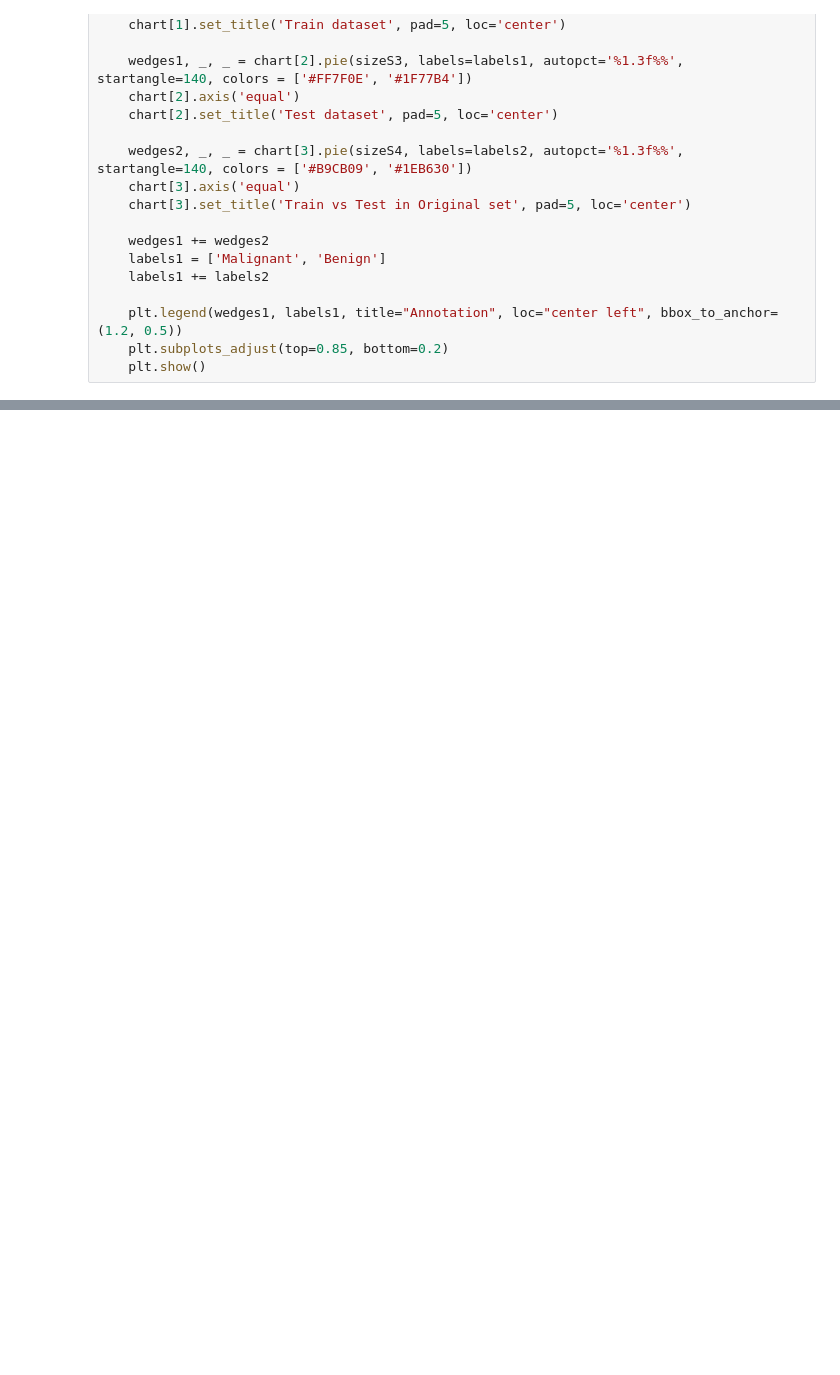
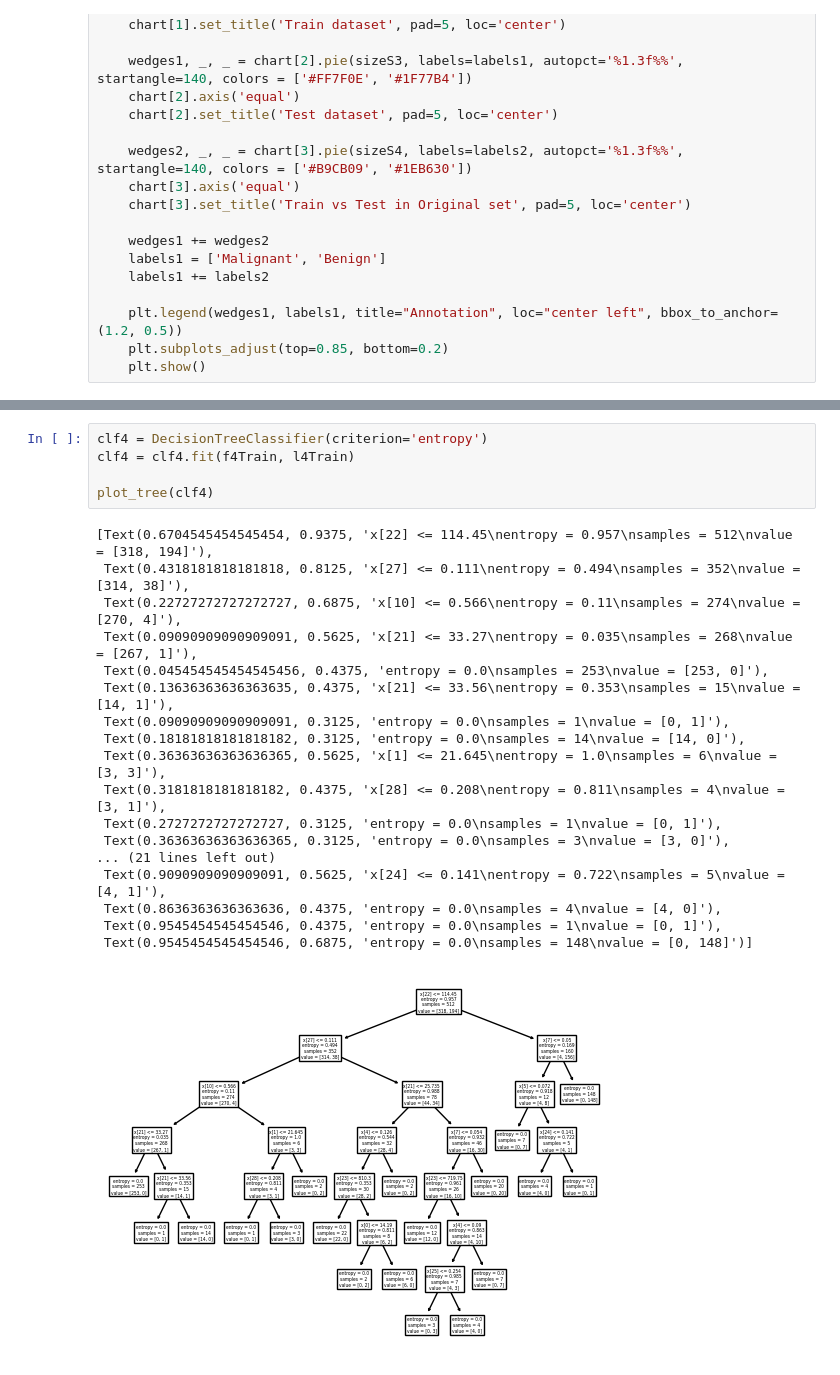
Before and after one commit to JackArrowden/DecisionTree_BreastCancerDataset, a Jupyter notebook: 22127486.ipynb, the cells around one changed output, grey strips where cells are left out. Saved outputs shown, nothing was run; the diff lists cells and outputs as text; blank space fills up the shorter version.

```diff
--- a/22127486.ipynb
+++ b/22127486.ipynb
@@ -126,0 +181,24 @@ ExecutableNotFound: failed to execute WindowsPath('dot'), make sure the Graphviz
+# %%
+clf4 = DecisionTreeClassifier(criterion='entropy')
+clf4 = clf4.fit(f4Train, l4Train)
+
+plot_tree(clf4)
+# %% [output]
+[Text(0.6704545454545454, 0.9375, 'x[22] <= 114.45\nentropy = 0.957\nsamples = 512\nvalue = [318, 194]'),
+ Text(0.4318181818181818, 0.8125, 'x[27] <= 0.111\nentropy = 0.494\nsamples = 352\nvalue = [314, 38]'),
+ Text(0.22727272727272727, 0.6875, 'x[10] <= 0.566\nentropy = 0.11\nsamples = 274\nvalue = [270, 4]'),
+ Text(0.09090909090909091, 0.5625, 'x[21] <= 33.27\nentropy = 0.035\nsamples = 268\nvalue = [267, 1]'),
+ Text(0.045454545454545456, 0.4375, 'entropy = 0.0\nsamples = 253\nvalue = [253, 0]'),
+ Text(0.13636363636363635, 0.4375, 'x[21] <= 33.56\nentropy = 0.353\nsamples = 15\nvalue = [14, 1]'),
+ Text(0.09090909090909091, 0.3125, 'entropy = 0.0\nsamples = 1\nvalue = [0, 1]'),
+ Text(0.18181818181818182, 0.3125, 'entropy = 0.0\nsamples = 14\nvalue = [14, 0]'),
+ Text(0.36363636363636365, 0.5625, 'x[1] <= 21.645\nentropy = 1.0\nsamples = 6\nvalue = [3, 3]'),
+ Text(0.3181818181818182, 0.4375, 'x[28] <= 0.208\nentropy = 0.811\nsamples = 4\nvalue = [3, 1]'),
+ Text(0.2727272727272727, 0.3125, 'entropy = 0.0\nsamples = 1\nvalue = [0, 1]'),
+ Text(0.36363636363636365, 0.3125, 'entropy = 0.0\nsamples = 3\nvalue = [3, 0]'),
+... (21 lines left out)
+ Text(0.9090909090909091, 0.5625, 'x[24] <= 0.141\nentropy = 0.722\nsamples = 5\nvalue = [4, 1]'),
+ Text(0.8636363636363636, 0.4375, 'entropy = 0.0\nsamples = 4\nvalue = [4, 0]'),
+ Text(0.9545454545454546, 0.4375, 'entropy = 0.0\nsamples = 1\nvalue = [0, 1]'),
+ Text(0.9545454545454546, 0.6875, 'entropy = 0.0\nsamples = 148\nvalue = [0, 148]')]
+[figure, added]
```
Also changed, not shown: parts of 10 cells of this notebook, 1 other file.
